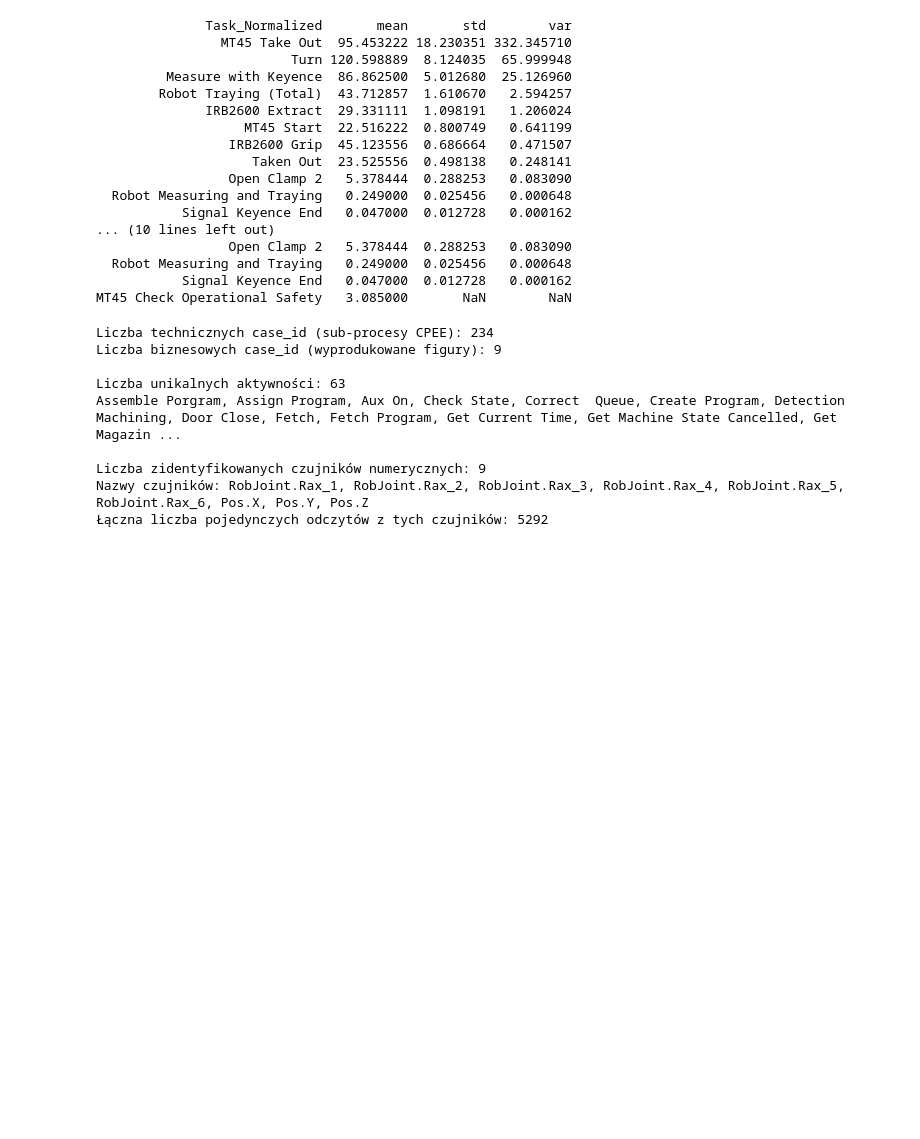
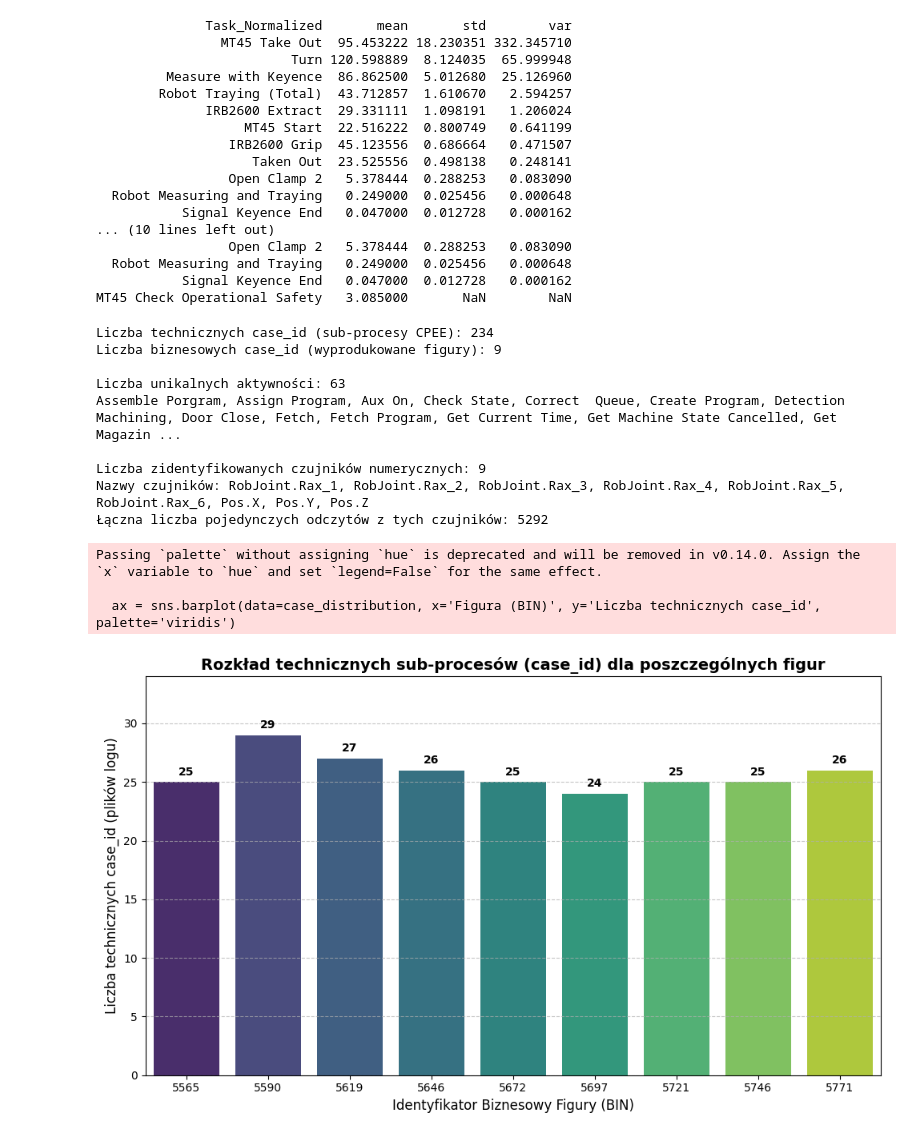
Before and after one commit to LukassF/BPA_XES_chess_pieces_project, a Jupyter notebook: milestone1.ipynb, the cells around one changed output. Drawn from its saved outputs; the diff is of its cells as text; code cells hidden in the pictures; blank space fills up the shorter version.

Commit message:
feat/added case_id per figure analysys

```diff
--- a/milestone1.ipynb
+++ b/milestone1.ipynb
@@ -798,3 +798,38 @@ Assemble Porgram, Assign Program, Aux On, Check State, Correct  Queue, Create Pr
 Liczba zidentyfikowanych czujników numerycznych: 9
 Nazwy czujników: RobJoint.Rax_1, RobJoint.Rax_2, RobJoint.Rax_3, RobJoint.Rax_4, RobJoint.Rax_5, RobJoint.Rax_6, Pos.X, Pos.Y, Pos.Z
 Łączna liczba pojedynczych odczytów z tych czujników: 5292
+# %%
+import matplotlib.pyplot as plt
+import seaborn as sns
+import pandas as pd
+
+if 'df_files' in globals():
+    df_valid_bins = df_files[df_files['bin_label'] != 'Preprocess']
+    case_distribution = df_valid_bins.groupby('bin_label')['file'].nunique().reset_index()
+    case_distribution.columns = ['Figura (BIN)', 'Liczba technicznych case_id']
+
+    plt.figure(figsize=(10, 6))
+    ax = sns.barplot(data=case_distribution, x='Figura (BIN)', y='Liczba technicznych case_id', palette='viridis')
+
+    for p in ax.patches:
+        ax.annotate(format(p.get_height(), '.0f'),
+                    (p.get_x() + p.get_width() / 2., p.get_height()),
+                    ha = 'center', va = 'center',
+                    xytext = (0, 9),
+                    textcoords = 'offset points',
+                    fontweight='bold')
+
+    plt.title('Rozkład technicznych sub-procesów (case_id) dla poszczególnych figur', fontsize=14, fontweight='bold')
+    plt.xlabel('Identyfikator Biznesowy Figury (BIN)', fontsize=12)
+    plt.ylabel('Liczba technicznych case_id (plików logu)', fontsize=12)
+    plt.ylim(0, case_distribution['Liczba technicznych case_id'].max() + 5)
+    plt.grid(axis='y', linestyle='--', alpha=0.7)
+    plt.tight_layout()
+    plt.show()
+else:
+    print("Brak zmiennej df_files. Upewnij się, że uruchomiłeś komórkę grupującą BINy z notebooka.")
+# %% [output]
+Passing `palette` without assigning `hue` is deprecated and will be removed in v0.14.0. Assign the `x` variable to `hue` and set `legend=False` for the same effect.
+
+  ax = sns.barplot(data=case_distribution, x='Figura (BIN)', y='Liczba technicznych case_id', palette='viridis')
+[figure, added]
```
Also changed, not shown: 1 other file.
